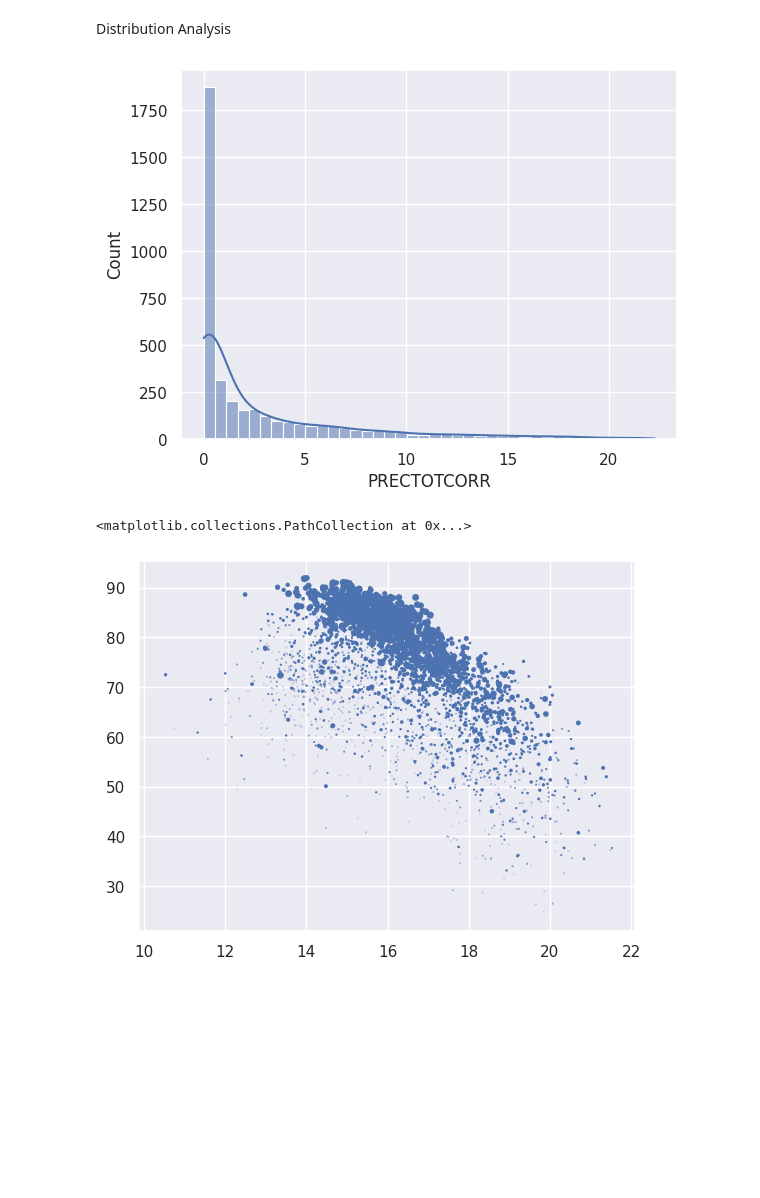
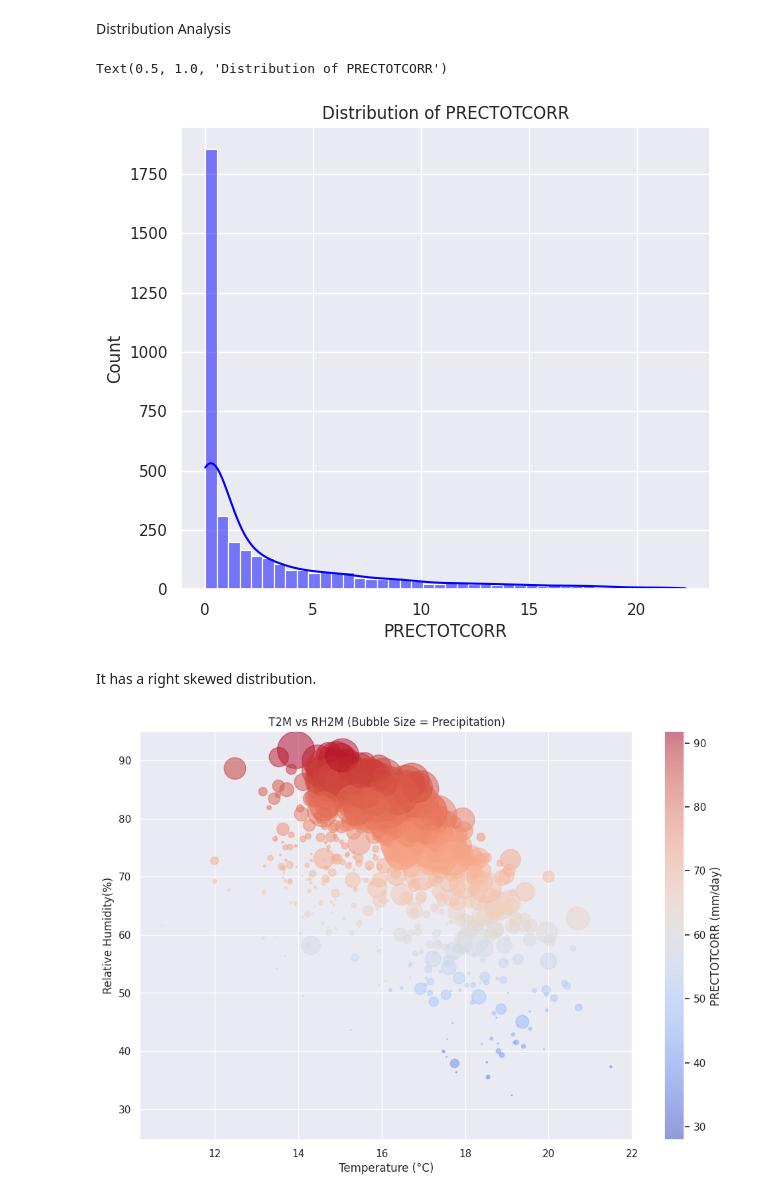
Before and after one commit to tibarekb/climate-challenge-week0, a Jupyter notebook: notebooks/ethiopia_eda.ipynb, the cells around one changed output. Saved outputs shown, nothing was run; the diff lists cells and outputs as text; code cells hidden in the pictures; blank space fills up the shorter version.

Commit message:
feat(Ethiopia): Added annotation and Final changes

```diff
--- a/notebooks/ethiopia_eda.ipynb
+++ b/notebooks/ethiopia_eda.ipynb
@@ -30,11 +20,3 @@ df.head()
 | 2 | 2015 | 3 | 12.49 | 24.17 | 3.97 | 20.20 | 0.0 | 33.83 | 1.77 | 2.76 | ... |
 | 3 | 2015 | 4 | 14.08 | 23.78 | 6.90 | 16.88 | 0.0 | 38.84 | 0.87 | 1.28 | ... |
 | 4 | 2015 | 5 | 14.06 | 23.15 | 7.32 | 15.83 | 0.0 | 47.07 | 1.34 | 2.14 | ... |
-# %%
-# Add a Country column to identify the dataset
-df['country'] = 'Ethiopia'
-#Proper datetime format
-df['date'] = pd.to_datetime(df['YEAR']* 1000 + df["DOY"], format='%Y%j')
-#Extract month
-df['month'] = df['date'].dt.month
-df.head()
@@ -87,0 +125,8 @@ dtype: int64
+# %%
+# Add a Country column to identify the dataset
+df['country'] = 'Ethiopia'
+#Proper datetime format
+df['Timestamp'] = pd.to_datetime(df['YEAR']* 1000 + df["DOY"], format='%Y%j')
+#Extract month
+df['month'] = df['Timestamp'].dt.month
+df.head()
@@ -120,4 +173,6 @@ missing_30 = (df.isnull().mean(axis=1) > 0.3).sum()
 print("Number of rows with >30% missing values:", missing_30)
 # %% [output]
 Number of rows with >30% missing values: 0
+# %%
+df_clean['Timestamp'] = pd.to_datetime(df_clean['Timestamp'])
 # %%
@@ -202,14 +307,31 @@ plt.show()
 # %% [markdown]
 Distribution Analysis
 # %%
-sns.set_theme(style="darkgrid")
-sns.histplot(df_clean['PRECTOTCORR'], bins=40, kde=True)
-
-plt.show()
+# Histogram of PRECTOTCORR
+plt.figure(figsize=(15, 6))
+plt.subplot(1, 2, 1)
+sns.histplot(df_clean['PRECTOTCORR'], kde=True, color='blue')
+plt.title('Distribution of PRECTOTCORR')
 # %% [output]
+Text(0.5, 1.0, 'Distribution of PRECTOTCORR')
-[figure, old version]
+[figure, new version]
+# %% [markdown]
+It has a right skewed distribution.
 # %%
-plt.scatter(x='T2M', y='RH2M', data=df_clean, s='PRECTOTCORR')
+# Bubble Chart
+sample_bubble = df_clean.sample(1000)
+
+plt.figure(figsize=(12, 8))
+plt.scatter(sample_bubble['T2M'], sample_bubble['RH2M'],
+            s=sample_bubble['PRECTOTCORR'] * 100, # Size of bubble = Precipitation
+            alpha=0.5,
+            c=sample_bubble['RH2M'], # Color can also = Precipitation
+            cmap='coolwarm')
+
+plt.title('T2M vs RH2M (Bubble Size = Precipitation)')
+plt.xlabel('Temperature (°C)')
+plt.ylabel('Relative Humidity(%)')
+plt.colorbar(label='PRECTOTCORR (mm/day)')
+plt.show()
 # %% [output]
-<matplotlib.collections.PathCollection at 0x...>
-[figure, old version]
+[figure, new version]
```
Also changed, not shown: parts of 32 cells of this notebook.
